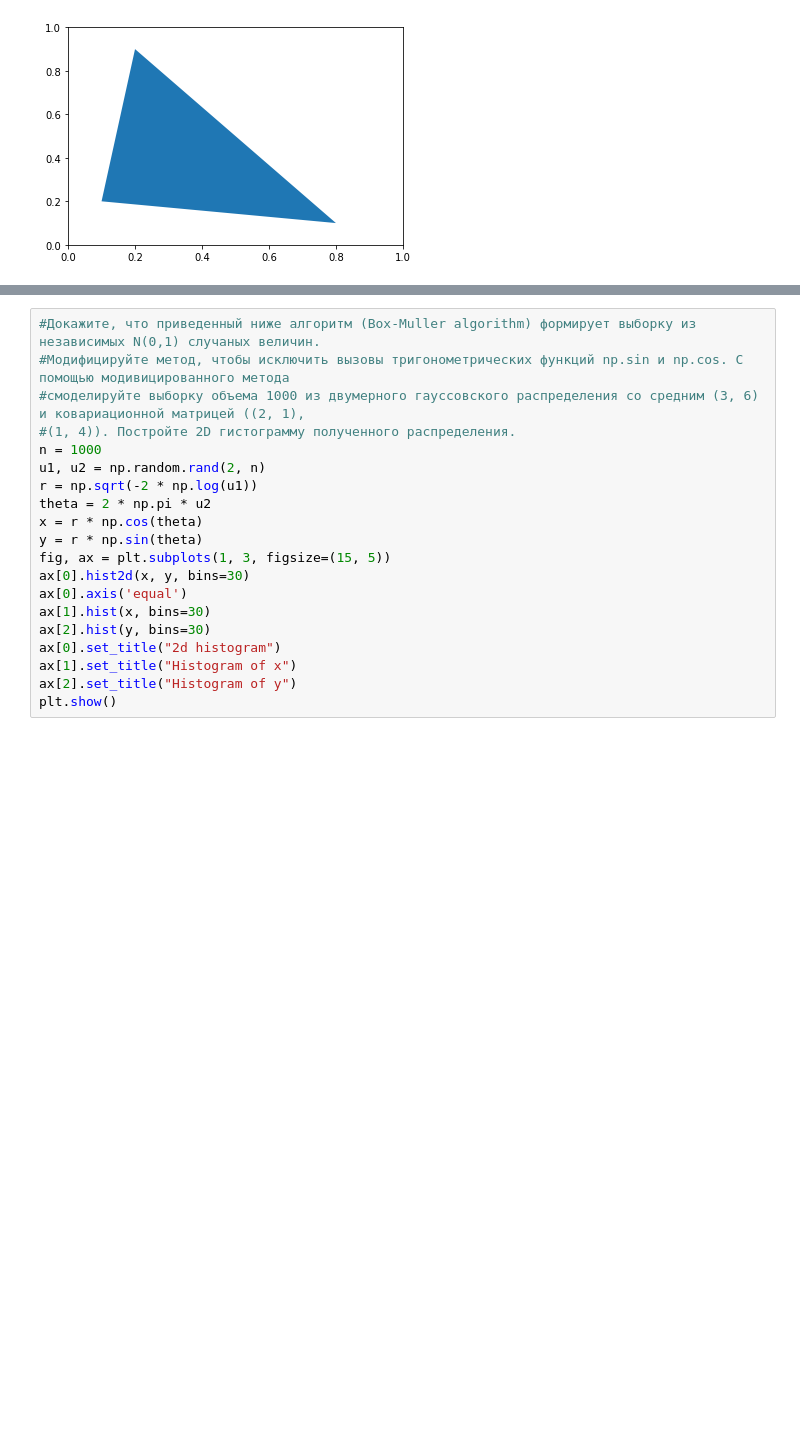
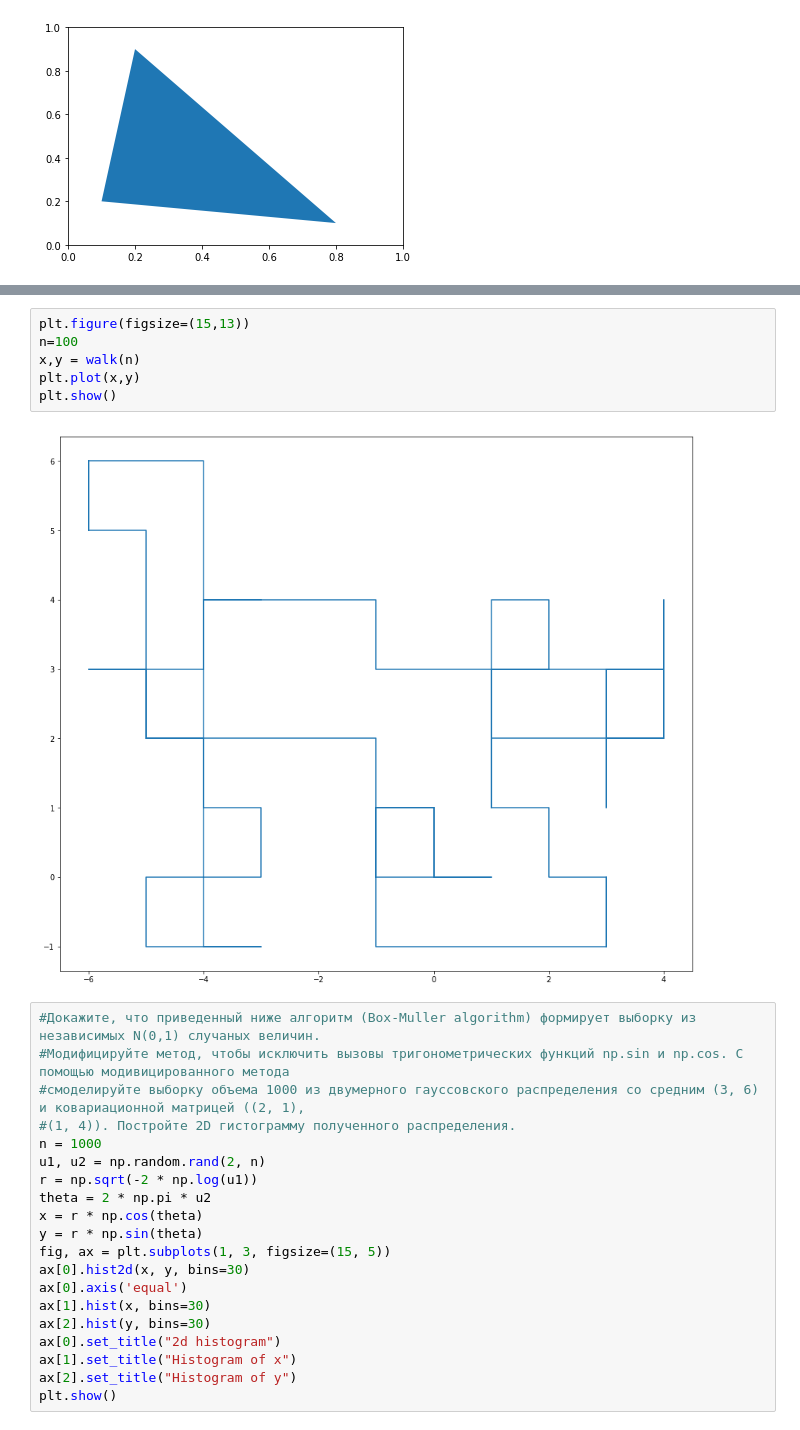
Before and after one commit to KuznetsovaAS/hometask_1, a Jupyter notebook: hometask_5.ipynb, the cells around one changed output, grey strips where cells are left out. Saved outputs shown, nothing was run; the diff lists cells and outputs as text; blank space fills up the shorter version.

```diff
--- a/hometask_5.ipynb
+++ b/hometask_5.ipynb
@@ -190,3 +180,11 @@ walk(xmass, ymass, 100)
+# %%
+plt.figure(figsize=(15,13))
+n=100
+x,y = walk(n)
+plt.plot(x,y)
+plt.show()
+# %% [output]
+[figure, added]
 # %%
 #Докажите, что приведенный ниже алгоритм (Box-Muller algorithm) формирует выборку из независимых N(0,1) случаных величин.
 #Модифицируйте метод, чтобы исключить вызовы тригонометрических функций np.sin и np.cos. С помощью модивицированного метода
```
Also changed, not shown: parts of 11 cells of this notebook.
